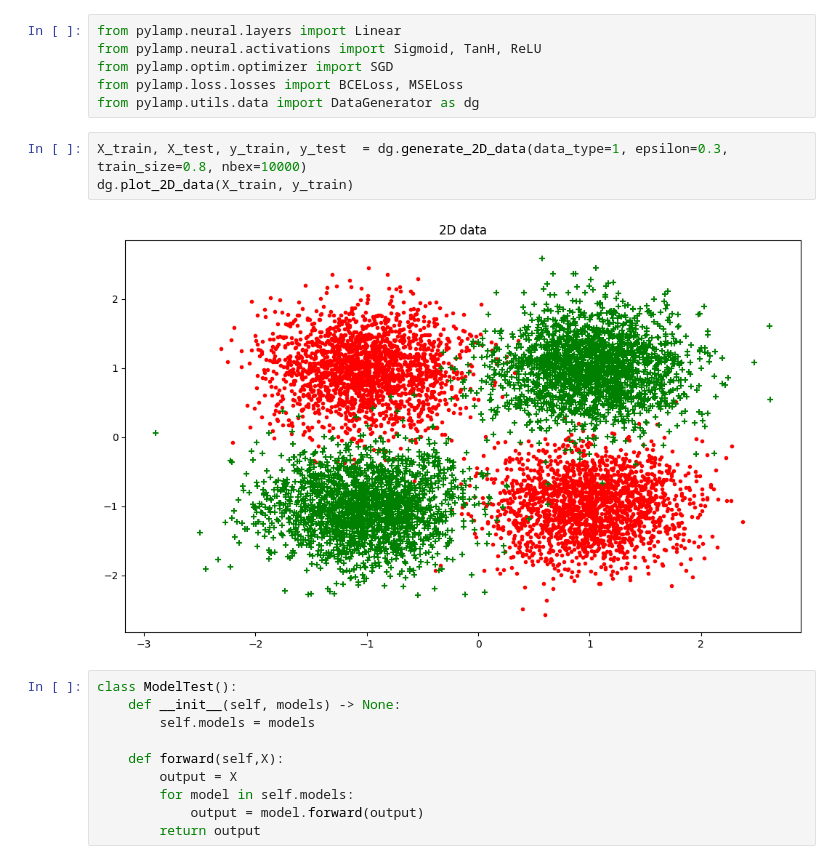
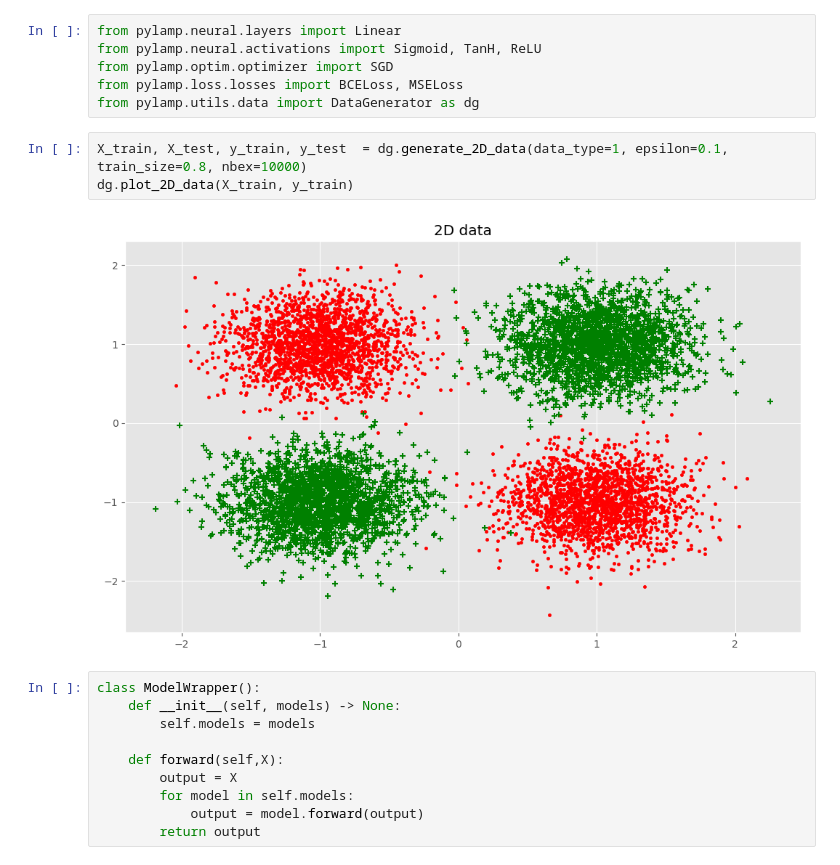
Before and after one commit to Tikai7/Pylamp, a Jupyter notebook: src/NonLinearExperiment.ipynb, the cells around one changed output. Cells and saved outputs as stored; diff of their text form.

```diff
--- a/src/NonLinearExperiment.ipynb
+++ b/src/NonLinearExperiment.ipynb
@@ -11,12 +8,12 @@ from pylamp.optim.optimizer import SGD
 from pylamp.loss.losses import BCELoss, MSELoss
 from pylamp.utils.data import DataGenerator as dg
 # %%
-X_train, X_test, y_train, y_test  = dg.generate_2D_data(data_type=1, epsilon=0.3, train_size=0.8, nbex=10000)
+X_train, X_test, y_train, y_test  = dg.generate_2D_data(data_type=1, epsilon=0.1, train_size=0.8, nbex=10000)
 dg.plot_2D_data(X_train, y_train)
 # %% [output]
-[figure, old version]
+[figure, new version]
 # %%
-class ModelTest():
+class ModelWrapper():
     def __init__(self, models) -> None:
         self.models = models
 
```
Also changed, not shown: parts of 3 cells of this notebook, 3 other files.
